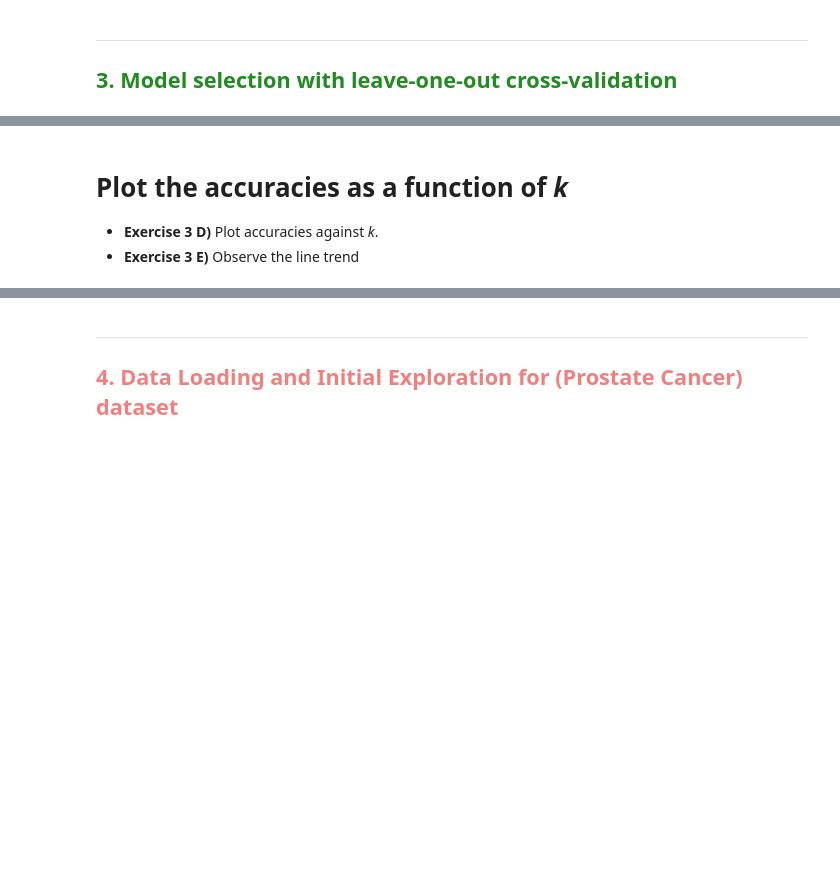
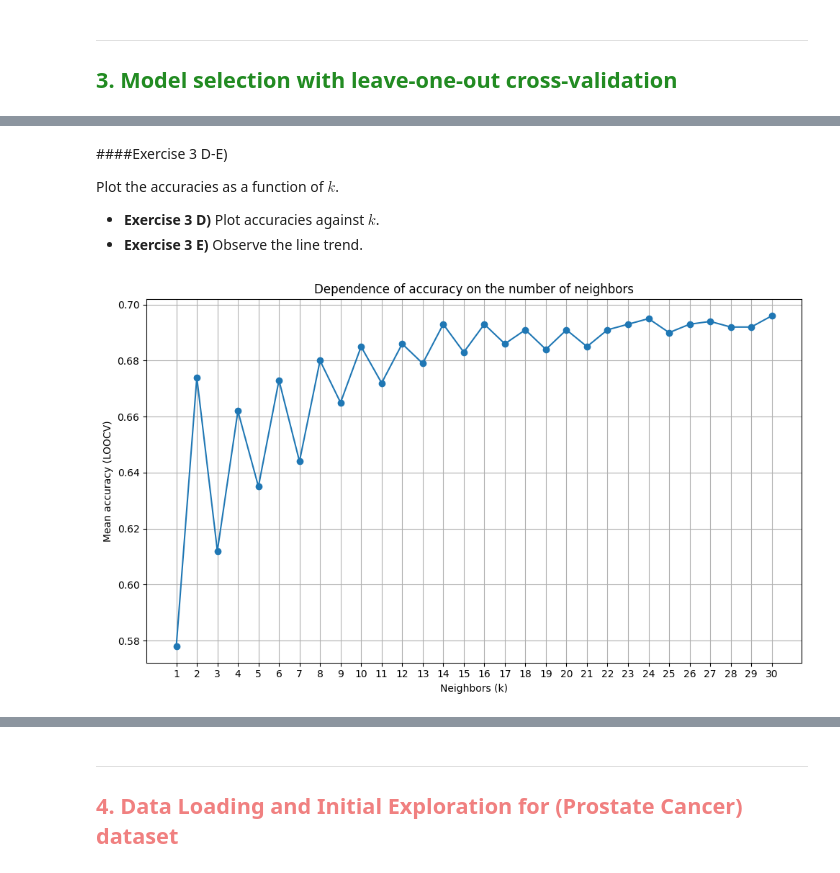
Before and after one commit to Sergei-N-Fedorov/Data_Analysis, a Jupyter notebook: Sergei_Fedorov_DAKD_2025_exercise_2.ipynb, the cells around one changed output, grey strips where cells are left out. Drawn from its saved outputs; the diff is of its cells as text; code cells hidden in the pictures; blank space fills up the shorter version.

Commit message:
Exercises 2-5 added

```diff
--- a/Sergei_Fedorov_DAKD_2025_exercise_2.ipynb
+++ b/Sergei_Fedorov_DAKD_2025_exercise_2.ipynb
@@ -470,0 +505,8 @@ Let's keep the focus on detecting the CVD, so once again we utilize the k-NN mod
+# %%
+# Scaling again (for all sample without splitting)
+#scaled_features = features.copy()
+#scaled_features[numeric_features] = (scaled_features[numeric_features].astype(float))
+#scaled_features[numeric_features] = scaler.transform(scaled_features[numeric_features])
+
+# Combining back the train and test set to get 1000 datapoints
+scaled_features = pd.concat([scaled_features_train, scaled_features_test], axis=0)
@@ -491,0 +556,11 @@ Find the optimal k value from a set of $k=1...30$ using leave-one-out cross-vali
+# %%
+### Selecting best model with GridSearchCV for LOOCV
+param_choice = {'n_neighbors': range(1, 31)}
+grid = GridSearchCV(estimator = KNeighborsClassifier(),
+                    param_grid = param_choice,
+                    cv = LeaveOneOut(),
+                    scoring = 'accuracy')
+grid.fit(scaled_features, labels)
+grid_results = pd.DataFrame(grid.cv_results_)
+print("The best value of k: ", grid.best_params_)
+print("The value of accuracy for this k: ", grid.best_score_)
@@ -492,5 +608,7 @@ Find the optimal k value from a set of $k=1...30$ using leave-one-out cross-vali
 # %% [markdown]
-# Plot the accuracies as a function of <i>k</i>
+####Exercise 3 D-E)
 
-- **Exercise 3 D)** Plot accuracies against <i>k</i>.
-- **Exercise 3 E)** Observe the line trend
+Plot the accuracies as a function of $k$.
+
+- **Exercise 3 D)** Plot accuracies against $k$.
+- **Exercise 3 E)** Observe the line trend.
@@ -500,0 +615,12 @@ Find the optimal k value from a set of $k=1...30$ using leave-one-out cross-vali
+# %%
+### Ploting mean accuracies against values of k
+plt.figure(figsize=(10, 6))
+plt.plot(grid_results['param_n_neighbors'], grid_results['mean_test_score'], marker='o', linestyle='-')
+plt.title('Dependence of accuracy on the number of neighbors')
+plt.xlabel('Neighbors (k)')
+plt.ylabel('Mean accuracy (LOOCV)')
+plt.xticks(grid_results['param_n_neighbors'])
+plt.grid(True)
+plt.tight_layout()
+# %% [output]
+[figure, added]
```
Also changed, not shown: parts of 41 cells of this notebook.
